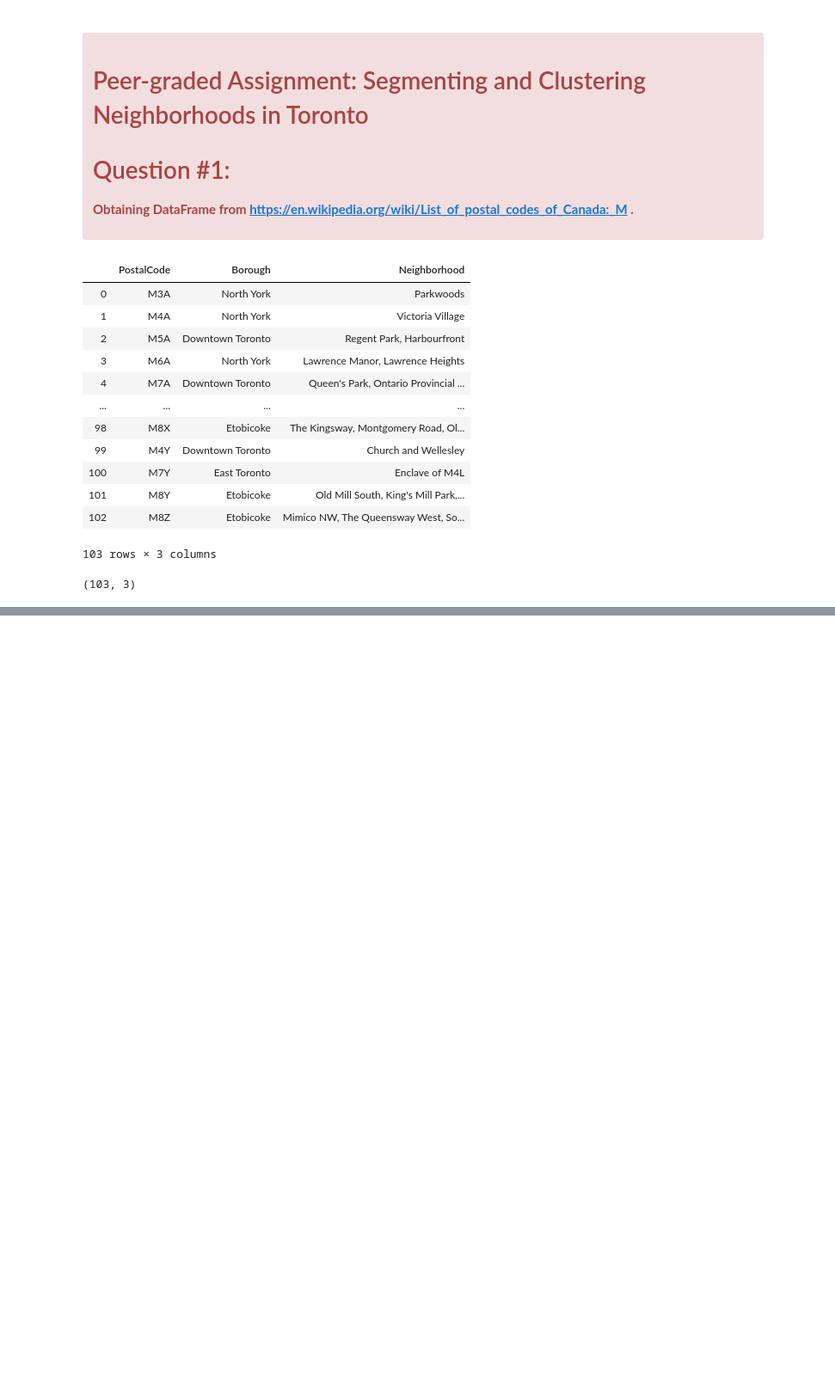
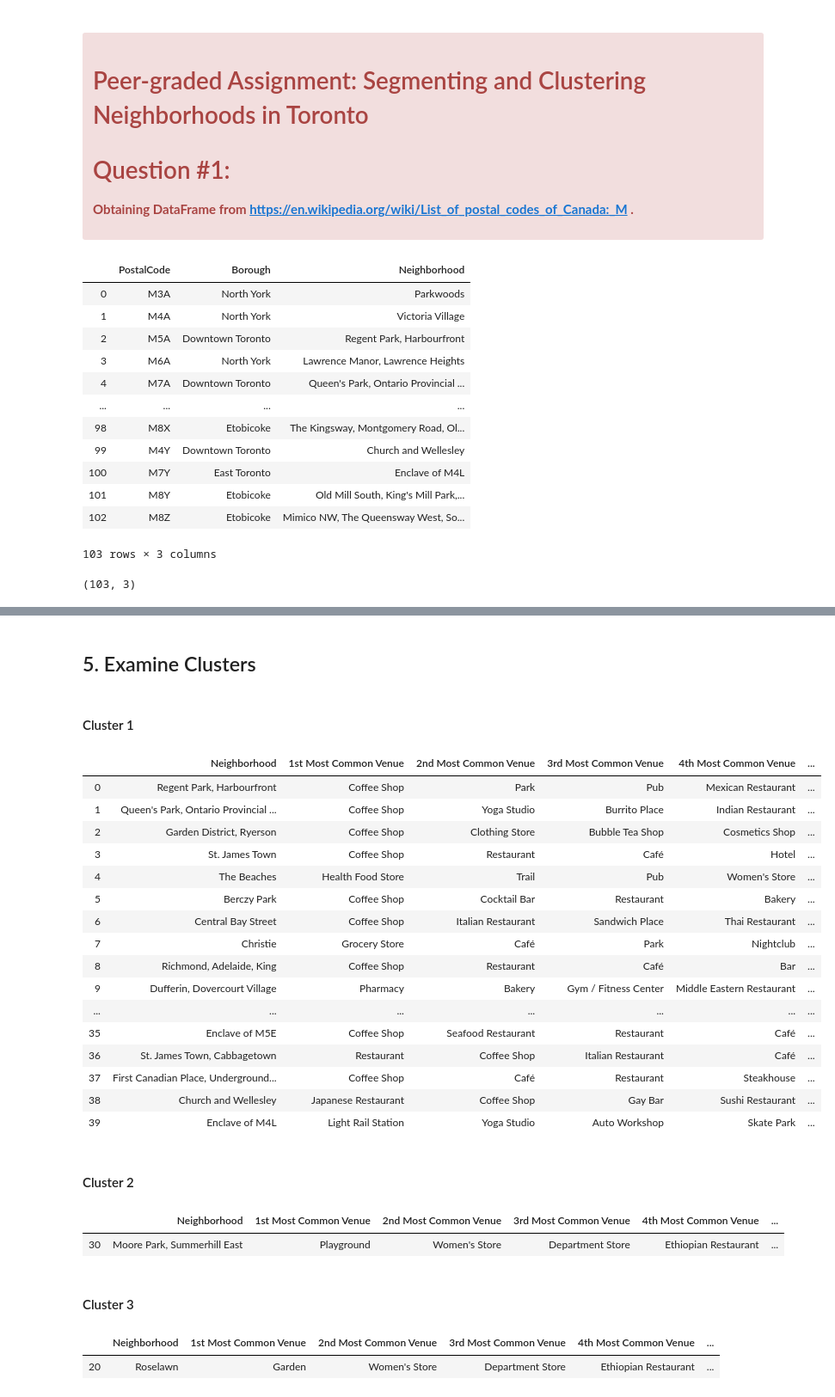
Before and after one commit to SancakOzdemir/PythonDataScienceAI, a Jupyter notebook: PostalCodesofCanada.ipynb, the cells around one changed output, grey strips where cells are left out. Shown at 86% size. Cells and saved outputs as stored; diff of their text form; code cells hidden in the pictures; blank space fills up the shorter version.

```diff
--- a/PostalCodesofCanada.ipynb
+++ b/PostalCodesofCanada.ipynb
@@ -59,0 +491,21 @@ df.shape
+# %%
+num_top_venues = 10
+
+indicators = ['st', 'nd', 'rd']
+
+# create columns according to number of top venues
+columns = ['Neighborhood']
+for ind in np.arange(num_top_venues):
+    try:
+        columns.append('{}{} Most Common Venue'.format(ind+1, indicators[ind]))
+    except:
+        columns.append('{}th Most Common Venue'.format(ind+1))
+
+# create a new dataframe
+neighborhoods_venues_sorted = pd.DataFrame(columns=columns)
+neighborhoods_venues_sorted['Neighborhood'] = toronto_grouped['Neighborhood']
+
+for ind in np.arange(toronto_grouped.shape[0]):
+    neighborhoods_venues_sorted.iloc[ind, 1:] = return_most_common_venues(toronto_grouped.iloc[ind, :], num_top_venues)
+
+neighborhoods_venues_sorted.head()
@@ -59,0 +523,11 @@ df.shape
+# %%
+# set number of clusters
+kclusters = 5
+
+toronto_grouped_clustering = toronto_grouped.drop('Neighborhood', 1)
+
+# run k-means clustering
+kmeans = KMeans(n_clusters=kclusters, random_state=0).fit(toronto_grouped_clustering)
+
+# check cluster labels generated for each row in the dataframe
+kmeans.labels_[0:10]
@@ -59,0 +538,10 @@ df.shape
+# %%
+# add clustering labels
+neighborhoods_venues_sorted.insert(0, 'Cluster Labels', kmeans.labels_)
+
+toronto_merged = toronto_data
+
+# merge toronto_grouped with toronto_data to add latitude/longitude for each neighborhood
+toronto_merged = toronto_merged.join(neighborhoods_venues_sorted.set_index('Neighborhood'), on='Neighborhood')
+
+toronto_merged.head() # check the last columns!
@@ -59,0 +583,38 @@ df.shape
+# %% [markdown]
+## 5. Examine Clusters
+# %% [markdown]
+#### Cluster 1
+# %%
+toronto_merged.loc[toronto_merged['Cluster Labels'] == 0, toronto_merged.columns[[1] + list(range(5, toronto_merged.shape[1]))]]
+# %% [output]
+|  | Neighborhood | 1st Most Common Venue | 2nd Most Common Venue | 3rd Most Common Venue | 4th Most Common Venue | ... |
+| 0 | Regent Park, Harbourfront | Coffee Shop | Park | Pub | Mexican Restaurant | ... |
+| 1 | Queen's Park, Ontario Provincial ... | Coffee Shop | Yoga Studio | Burrito Place | Indian Restaurant | ... |
+| 2 | Garden District, Ryerson | Coffee Shop | Clothing Store | Bubble Tea Shop | Cosmetics Shop | ... |
+| 3 | St. James Town | Coffee Shop | Restaurant | Café | Hotel | ... |
+| 4 | The Beaches | Health Food Store | Trail | Pub | Women's Store | ... |
+| 5 | Berczy Park | Coffee Shop | Cocktail Bar | Restaurant | Bakery | ... |
+| 6 | Central Bay Street | Coffee Shop | Italian Restaurant | Sandwich Place | Thai Restaurant | ... |
+| 7 | Christie | Grocery Store | Café | Park | Nightclub | ... |
+| 8 | Richmond, Adelaide, King | Coffee Shop | Restaurant | Café | Bar | ... |
+| 9 | Dufferin, Dovercourt Village | Pharmacy | Bakery | Gym / Fitness Center | Middle Eastern Restaurant | ... |
+| ... | ... | ... | ... | ... | ... | ... |
+| 35 | Enclave of M5E | Coffee Shop | Seafood Restaurant | Restaurant | Café | ... |
+| 36 | St. James Town, Cabbagetown | Restaurant | Coffee Shop | Italian Restaurant | Café | ... |
+| 37 | First Canadian Place, Underground... | Coffee Shop | Café | Restaurant | Steakhouse | ... |
+| 38 | Church and Wellesley | Japanese Restaurant | Coffee Shop | Gay Bar | Sushi Restaurant | ... |
+| 39 | Enclave of M4L | Light Rail Station | Yoga Studio | Auto Workshop | Skate Park | ... |
+# %% [markdown]
+#### Cluster 2
+# %%
+toronto_merged.loc[toronto_merged['Cluster Labels'] == 1, toronto_merged.columns[[1] + list(range(5, toronto_merged.shape[1]))]]
+# %% [output]
+|  | Neighborhood | 1st Most Common Venue | 2nd Most Common Venue | 3rd Most Common Venue | 4th Most Common Venue | ... |
+| 30 | Moore Park, Summerhill East | Playground | Women's Store | Department Store | Ethiopian Restaurant | ... |
+# %% [markdown]
+#### Cluster 3
+# %%
+toronto_merged.loc[toronto_merged['Cluster Labels'] == 2, toronto_merged.columns[[1] + list(range(5, toronto_merged.shape[1]))]]
+# %% [output]
+|  | Neighborhood | 1st Most Common Venue | 2nd Most Common Venue | 3rd Most Common Venue | 4th Most Common Venue | ... |
+| 20 | Roselawn | Garden | Women's Store | Department Store | Ethiopian Restaurant | ... |
```
Also changed, not shown: parts of 66 cells of this notebook.
